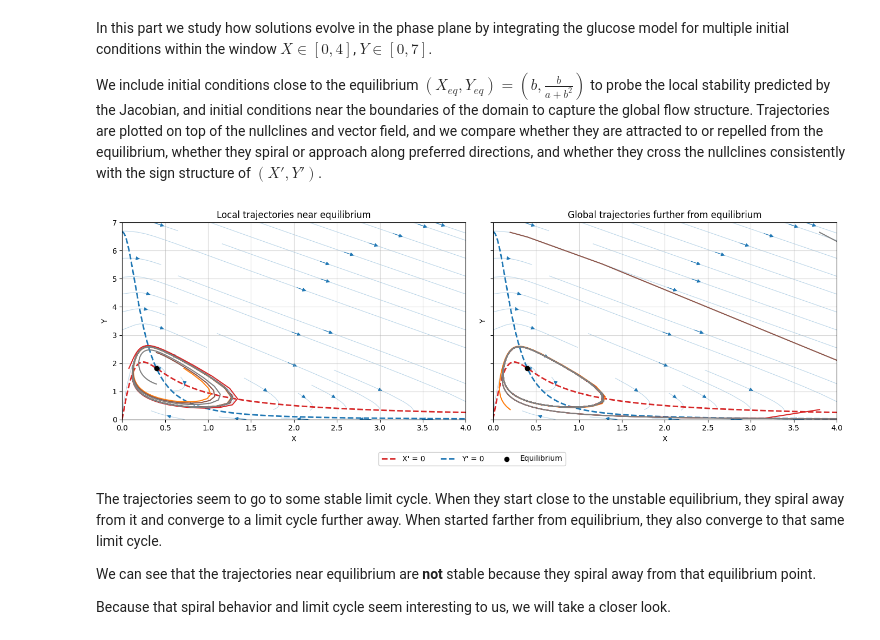
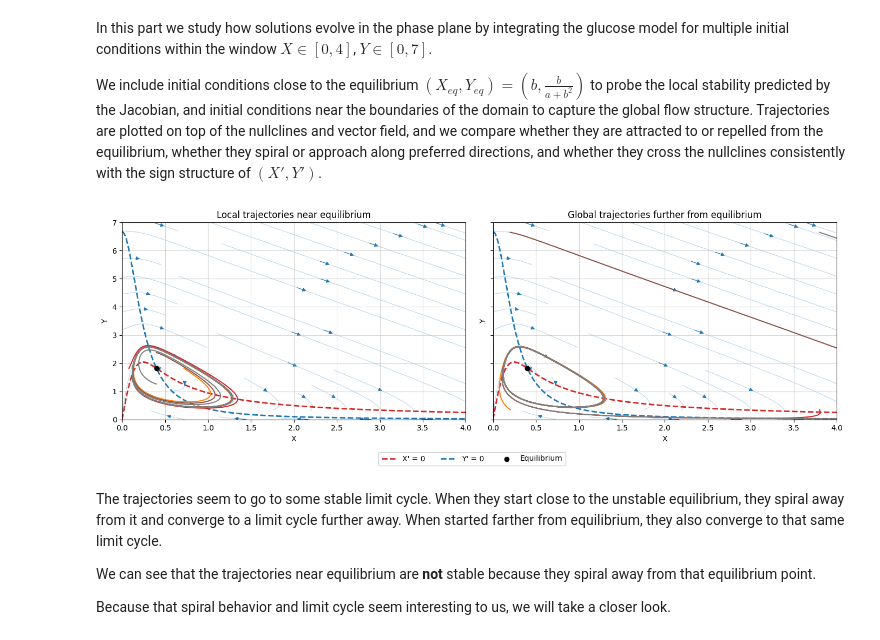
Before and after one commit to trcools/2e-bachelor-Fysica, a Jupyter notebook: Biophysics/Examen/Exam-part-1/finals-part-1.ipynb, the cells around one changed output. Drawn from its saved outputs; the diff is of its cells as text; code cells hidden in the pictures.

```diff
--- a/Biophysics/Examen/Exam-part-1/finals-part-1.ipynb
+++ b/Biophysics/Examen/Exam-part-1/finals-part-1.ipynb
@@ -143,9 +143,9 @@ In this part we study how solutions evolve in the phase plane by integrating the
 
  We include initial conditions close to the equilibrium $(X_{eq},Y_{eq})=\left(b,\frac{b}{a+b^2}\right)$ to probe the local stability predicted by the Jacobian, and initial conditions near the boundaries of the domain to capture the global flow structure. Trajectories are plotted on top of the nullclines and vector field, and we compare whether they are attracted to or repelled from the equilibrium, whether they spiral or approach along preferred directions, and whether they cross the nullclines consistently with the sign structure of $(X',Y')$.
 # %%
-glucose.plot_2glucose_trajectories(t_span=(0,60), t_eval_n=200)
+glucose.plot_2glucose_trajectories(t_span=(0,60), t_eval_n=2000)
 # %% [output]
-[figure, old version]
+[figure, new version]
 # %% [markdown]
 The trajectories seem to go to some stable limit cycle. When they start close to the unstable equilibrium, they spiral away from it and converge to a limit cycle further away. When started farther from equilibrium, they also converge to that same limit cycle.
 
```
